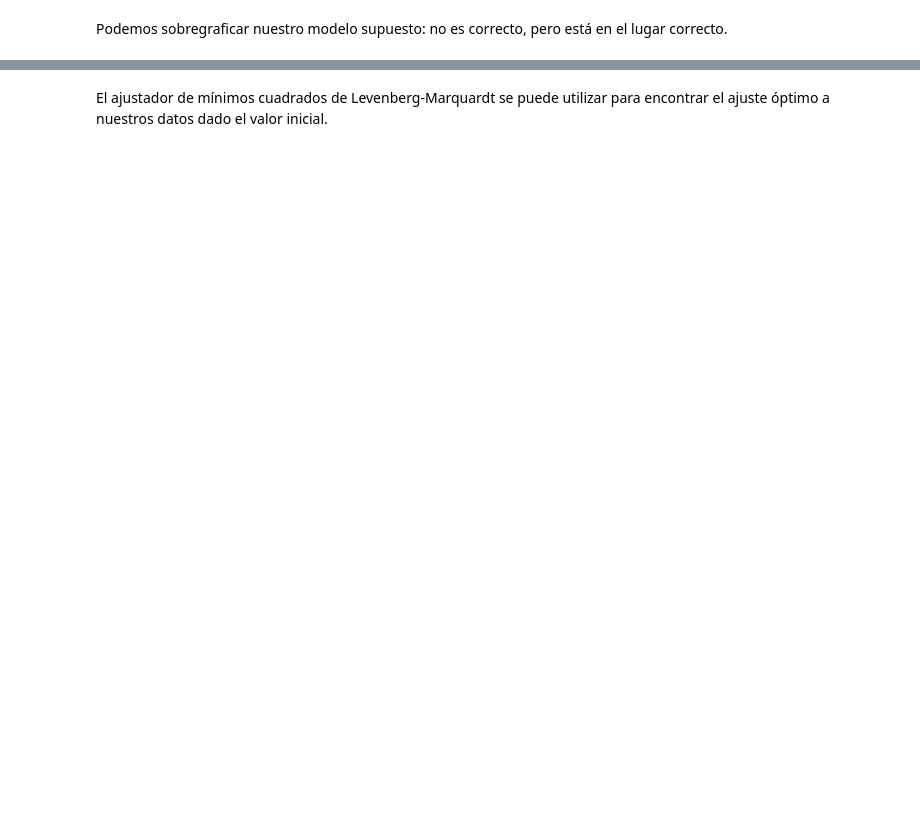
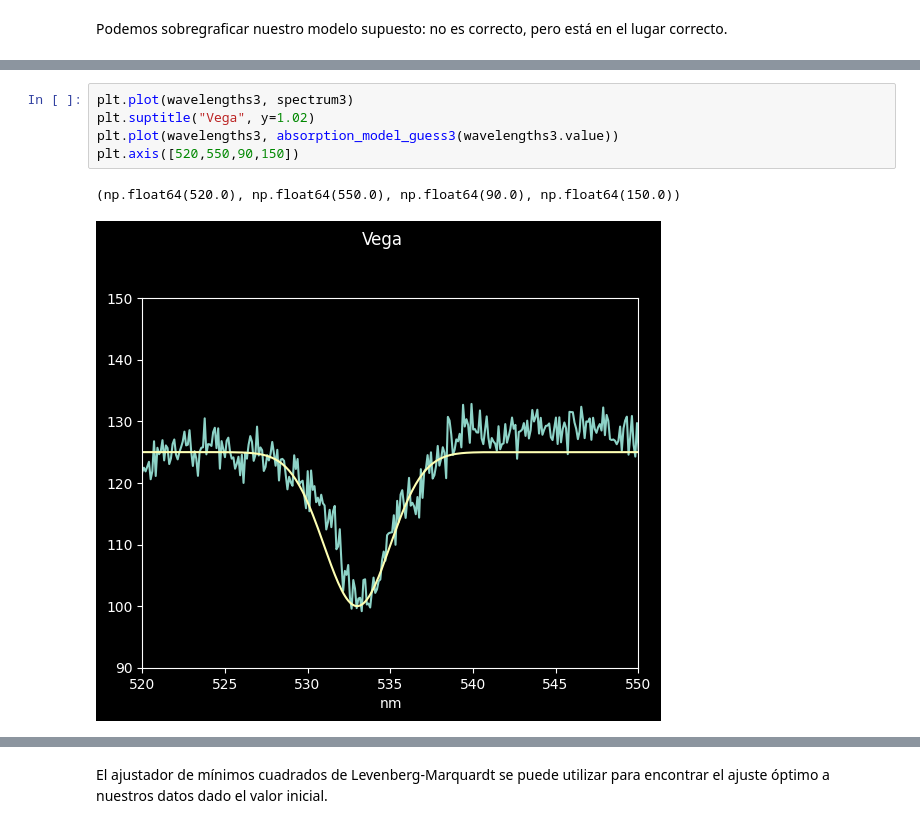
Before and after one commit to Almarm-r/Astronomia-Observacional, a Jupyter notebook: Tutorial_3_Astropy/3-Trace_Extract_Wavelength-CalibrateSpectrum.ipynb, the cells around one changed output, grey strips where cells are left out. Cells and saved outputs as stored; diff of their text form; blank space fills up the shorter version.

```diff
--- a/Tutorial_3_Astropy/3-Trace_Extract_Wavelength-CalibrateSpectrum.ipynb
+++ b/Tutorial_3_Astropy/3-Trace_Extract_Wavelength-CalibrateSpectrum.ipynb
@@ -187,0 +200,8 @@ plt.axis([470,510,140,190])
+# %%
+plt.plot(wavelengths3, spectrum3)
+plt.suptitle("Vega", y=1.02)
+plt.plot(wavelengths3, absorption_model_guess3(wavelengths3.value))
+plt.axis([520,550,90,150])
+# %% [output]
+(np.float64(520.0), np.float64(550.0), np.float64(90.0), np.float64(150.0))
+[figure, added]
```
Also changed, not shown: parts of 24 cells of this notebook, 1 other file.
